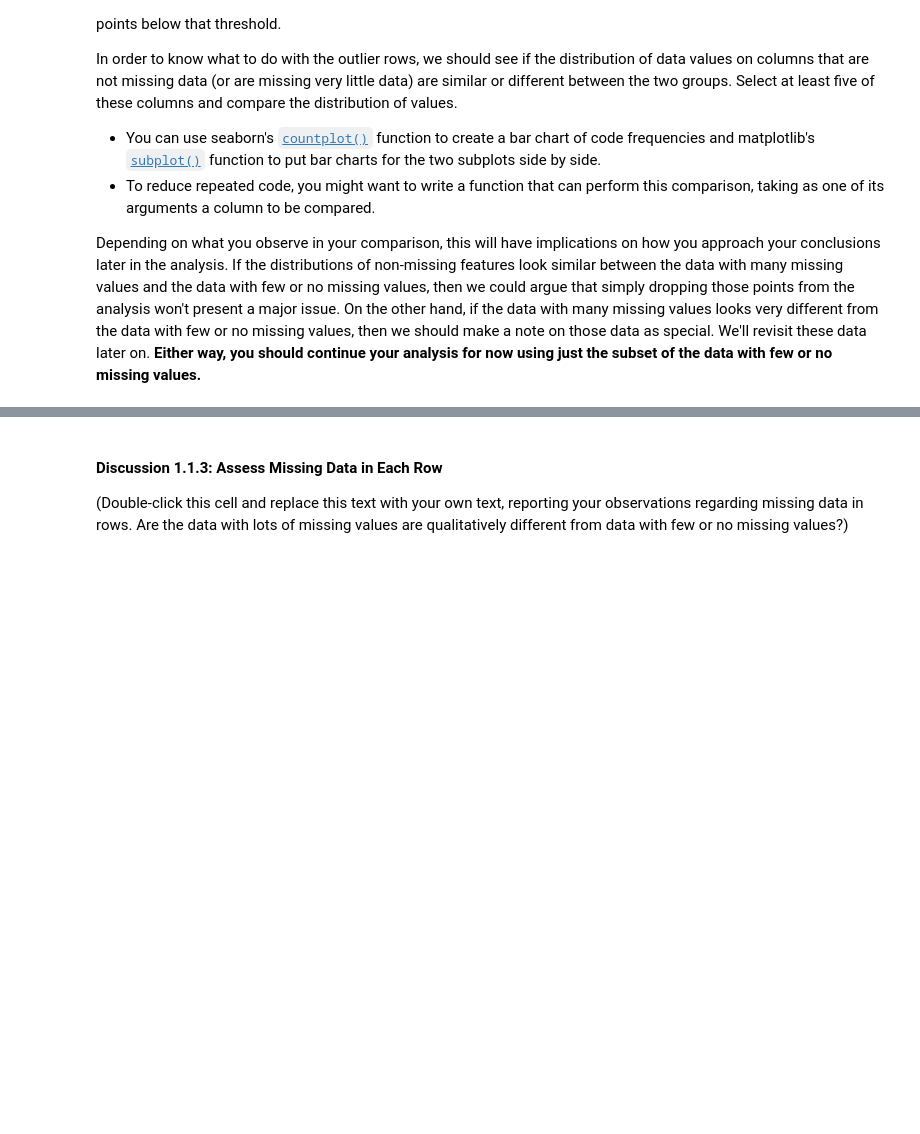
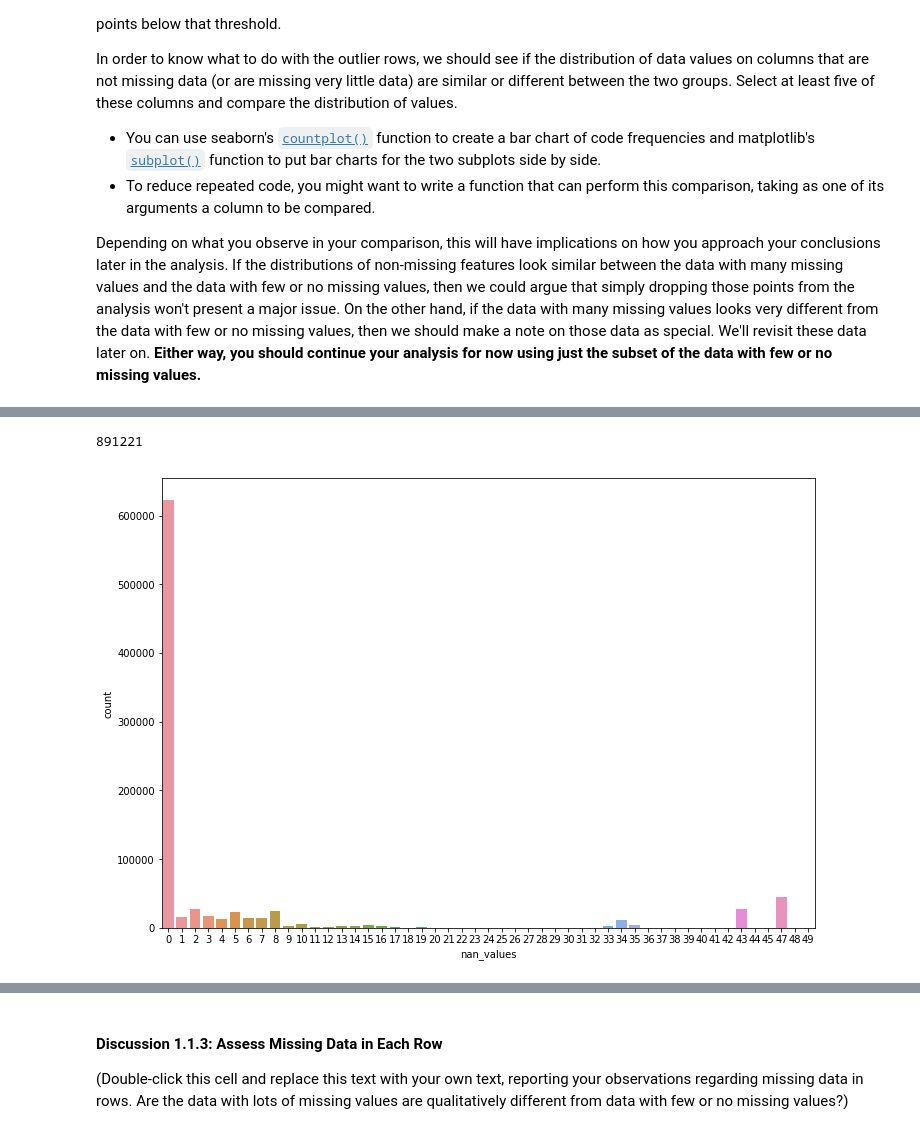
Before and after one commit to noreenwu/customer-segments, a Jupyter notebook: Identify_Customer_Segments.ipynb, the cells around one changed output, grey strips where cells are left out. Drawn from its saved outputs; the diff is of its cells as text; code cells hidden in the pictures; blank space fills up the shorter version.

```diff
--- a/Identify_Customer_Segments.ipynb
+++ b/Identify_Customer_Segments.ipynb
@@ -313,0 +460,2 @@ Depending on what you observe in your comparison, this will have implications on
+# %%
+az2['nan_values'] = az2.apply(lambda x: 80 - x.count(), axis=1)
@@ -313,0 +482,15 @@ Depending on what you observe in your comparison, this will have implications on
+# %%
+num_columns = len(az2.columns)
+# print(num_columns)
+
+nan_vals_rows = num_columns - az2.count(axis=1)
+
+nan_vals_rows.head(20)
+len(nan_vals_rows)
+# %% [output]
+891221
+# %%
+ax = plt.subplots(figsize=(11.7, 8.27))
+ax = sns.countplot(x="nan_values", data=az2)
+# %% [output]
+[figure, added]
```
Also changed, not shown: parts of 33 cells of this notebook.
